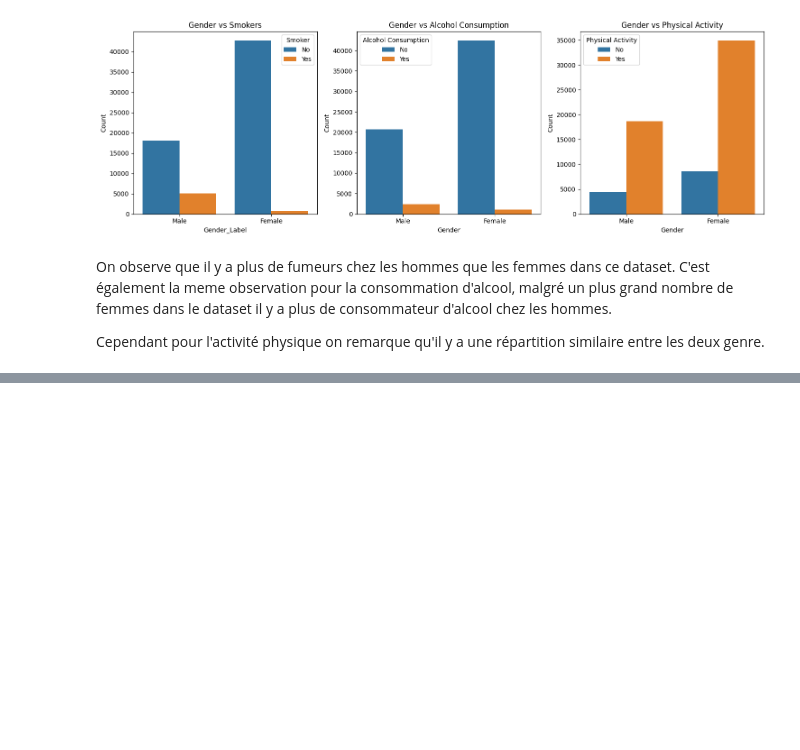
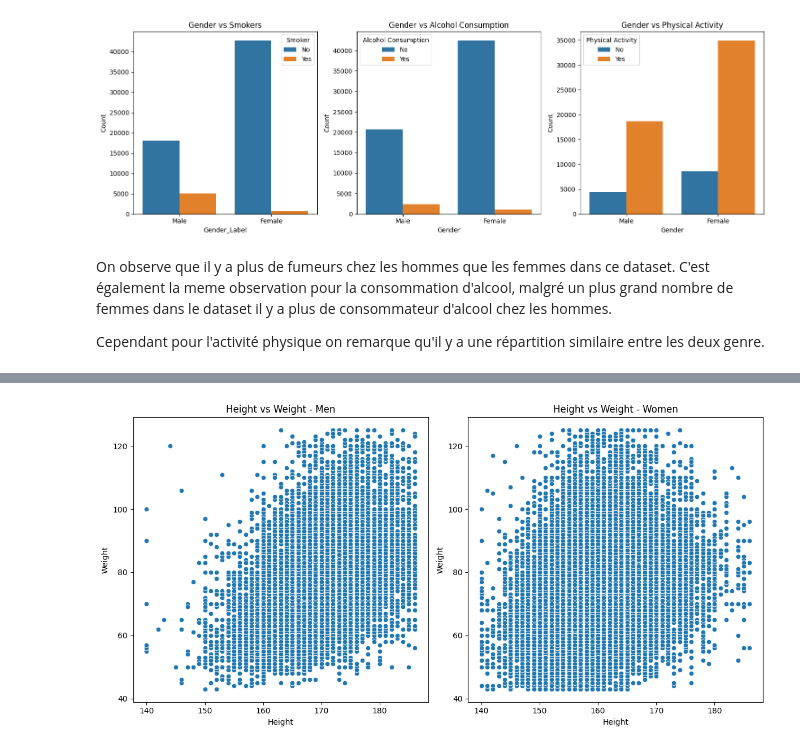
Before and after one commit to abderraouf-metidji/cardio-vasc-risks, a Jupyter notebook: analyse_exploratoire.ipynb, the cells around one changed output, grey strips where cells are left out. Saved outputs shown, nothing was run; the diff lists cells and outputs as text; code cells hidden in the pictures; blank space fills up the shorter version.

```diff
--- a/analyse_exploratoire.ipynb
+++ b/analyse_exploratoire.ipynb
@@ -330,0 +345,24 @@ Il n'y a pas de corrélation spécifique entre la pression artérielle et le gen
+# %%
+# Create separate dataframes for men and women
+df_men = df[df['Gender_Label'] == 'Male']
+df_women = df[df['Gender_Label'] == 'Female']
+
+# Create subplots for men and women
+fig, axs = plt.subplots(1, 2, figsize=(12, 6))
+
+# Scatter plot for men
+sns.scatterplot(x='height', y='weight', data=df_men, ax=axs[0])
+axs[0].set_title('Height vs Weight - Men')
+axs[0].set_xlabel('Height')
+axs[0].set_ylabel('Weight')
+
+# Scatter plot for women
+sns.scatterplot(x='height', y='weight', data=df_women, ax=axs[1])
+axs[1].set_title('Height vs Weight - Women')
+axs[1].set_xlabel('Height')
+axs[1].set_ylabel('Weight')
+
+plt.tight_layout()
+plt.show()
+# %% [output]
+[figure, added]
```
Also changed, not shown: parts of 21 cells of this notebook.
